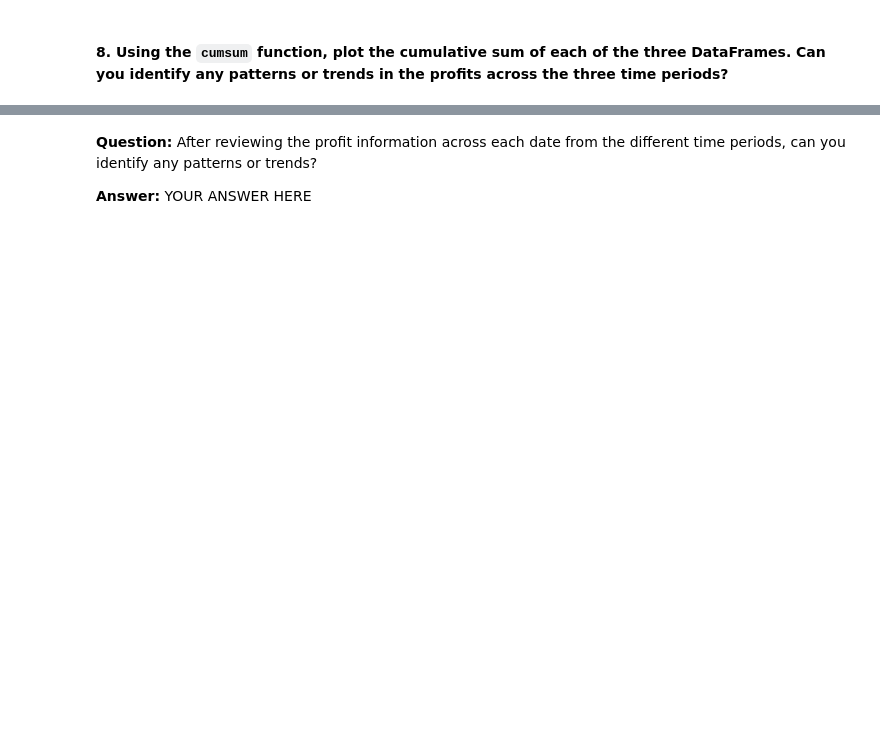
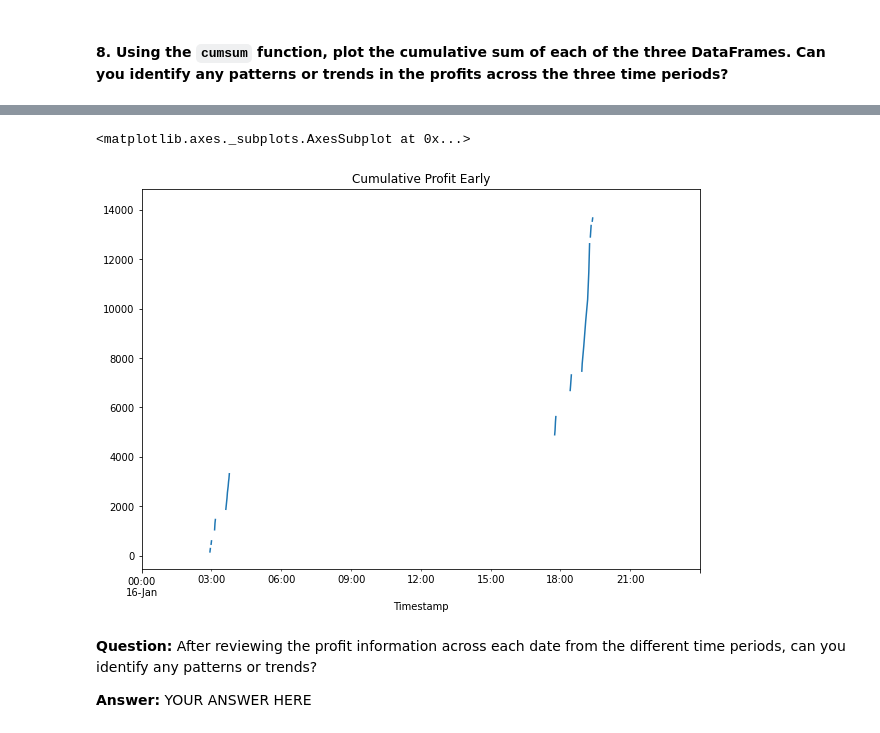
Before and after one commit to willco-1/crypto-arbitrage-challenge, a Jupyter notebook: crypto_arbitrage.ipynb, the cells around one changed output, grey strips where cells are left out. Saved outputs shown, nothing was run; the diff lists cells and outputs as text; code cells hidden in the pictures; blank space fills up the shorter version.

```diff
--- a/crypto_arbitrage.ipynb
+++ b/crypto_arbitrage.ipynb
@@ -503,4 +560,5 @@ profit_per_trade_early =
 #### 8. Using the `cumsum` function, plot the cumulative sum of each of the three DataFrames. Can you identify any patterns or trends in the profits across the three time periods?
 # %%
 # Use the cumsum function to calculate the cumulative profits over time for the early profit per trade DataFrame
-cumulative_profit_early = # YOUR CODE HERE
+cumulative_profit_early = profit_per_trade_early.cumsum()
+cumulative_profit_early
@@ -507,6 +579,9 @@ cumulative_profit_early = # YOUR CODE HERE
 # %%
 # Plot the cumulative sum of profits for the early profit per trade DataFrame
-# YOUR CODE HERE
+cumulative_profit_early.plot(kind='line', figsize=(10,7), title='Cumulative Profit Early')
+# %% [output]
+<matplotlib.axes._subplots.AxesSubplot at 0x...>
+[figure, added]
 # %% [markdown]
 **Question:** After reviewing the profit information across each date from the different time periods, can you identify any patterns or trends?
 
```
Also changed, not shown: parts of 9 cells of this notebook.
